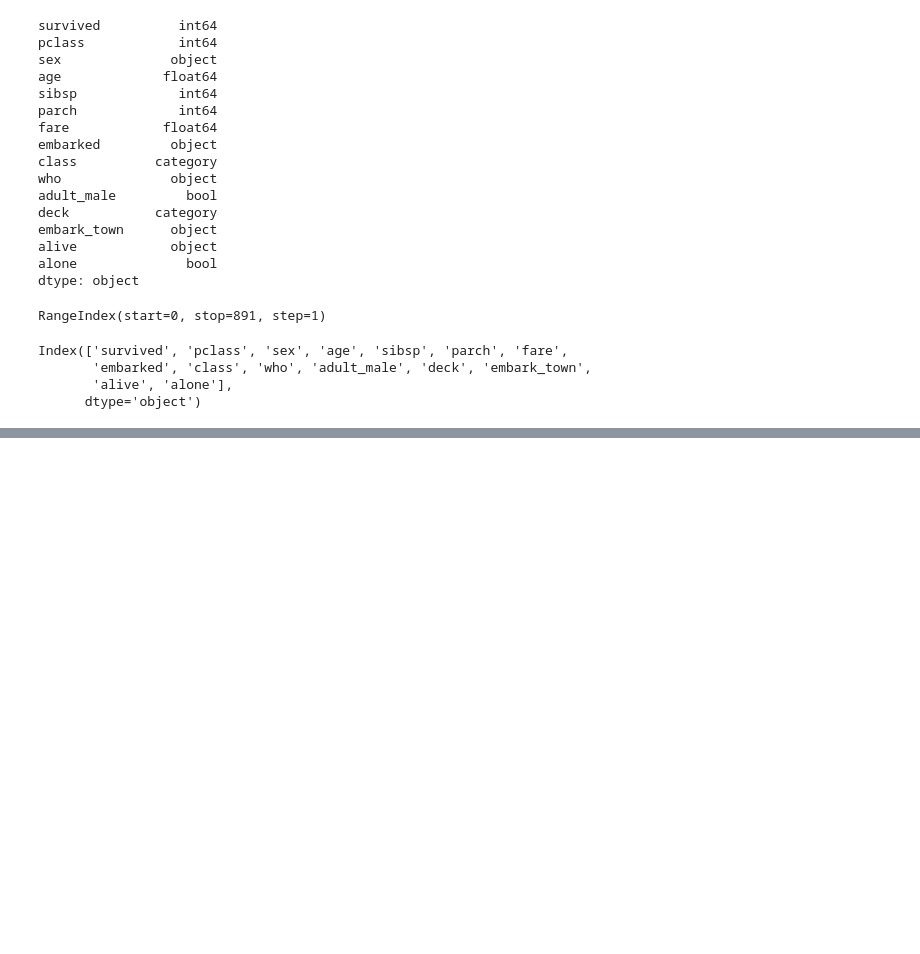
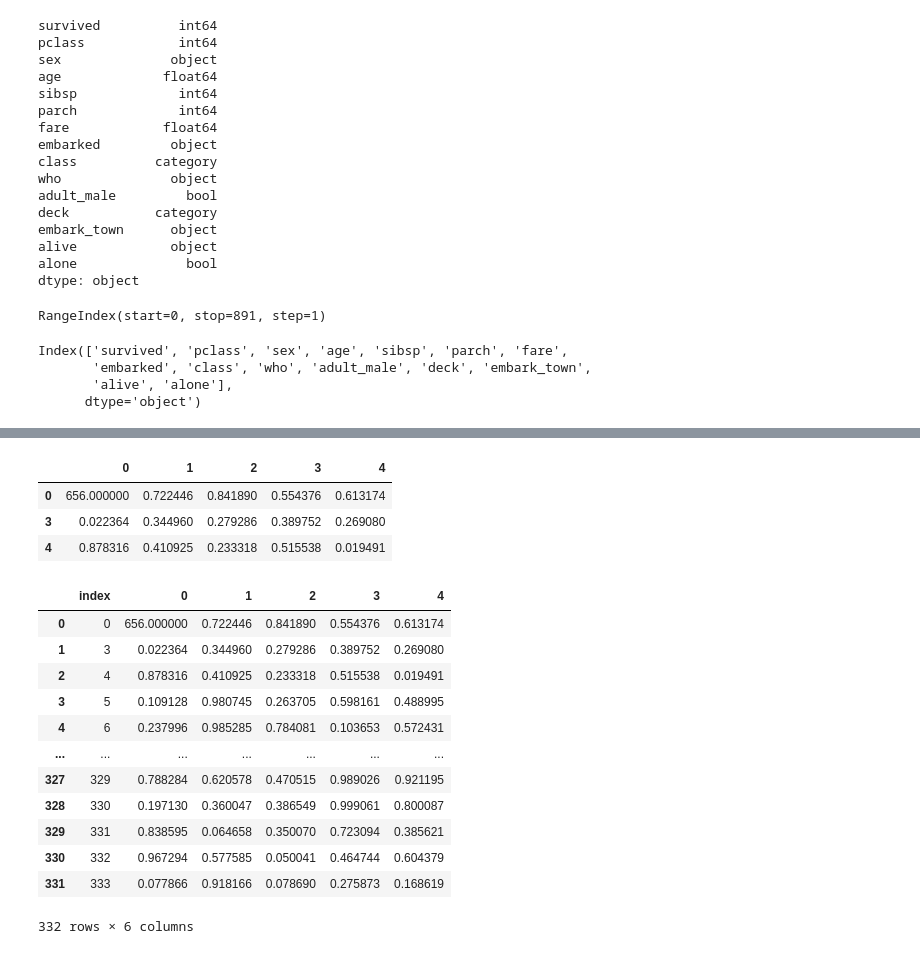
Before and after one commit to Sudhanshugupta26/pandas_code, a Jupyter notebook: pandas.ipynb, the cells around one changed output, grey strips where cells are left out. Saved outputs shown, nothing was run; the diff lists cells and outputs as text; code cells hidden in the pictures; blank space fills up the shorter version.

```diff
--- a/pandas.ipynb
+++ b/pandas.ipynb
@@ -376,0 +435,3 @@ newdf.loc[(newdf[1]<0.3) & (newdf[3]<0.3)]
+# %%
+" if 'inplace' is true then the modification is done in real dataframe and not in a view."
+newdf.drop([1,2],axis=0,inplace=False)
@@ -376,0 +468,25 @@ newdf.loc[(newdf[1]<0.3) & (newdf[3]<0.3)]
+# %%
+newdf.drop([1,2],axis=0,inplace=True)
+# %%
+newdf.head(3)
+# %% [output]
+|  | 0 | 1 | 2 | 3 | 4 |
+| 0 | 656.000000 | 0.722446 | 0.841890 | 0.554376 | 0.613174 |
+| 3 | 0.022364 | 0.344960 | 0.279286 | 0.389752 | 0.269080 |
+| 4 | 0.878316 | 0.410925 | 0.233318 | 0.515538 | 0.019491 |
+# %%
+newdf.reset_index()
+# %% [output]
+|  | index | 0 | 1 | 2 | 3 | 4 |
+| 0 | 0 | 656.000000 | 0.722446 | 0.841890 | 0.554376 | 0.613174 |
+| 1 | 3 | 0.022364 | 0.344960 | 0.279286 | 0.389752 | 0.269080 |
+| 2 | 4 | 0.878316 | 0.410925 | 0.233318 | 0.515538 | 0.019491 |
+| 3 | 5 | 0.109128 | 0.980745 | 0.263705 | 0.598161 | 0.488995 |
+| 4 | 6 | 0.237996 | 0.985285 | 0.784081 | 0.103653 | 0.572431 |
+| ... | ... | ... | ... | ... | ... | ... |
+| 327 | 329 | 0.788284 | 0.620578 | 0.470515 | 0.989026 | 0.921195 |
+| 328 | 330 | 0.197130 | 0.360047 | 0.386549 | 0.999061 | 0.800087 |
+| 329 | 331 | 0.838595 | 0.064658 | 0.350070 | 0.723094 | 0.385621 |
+| 330 | 332 | 0.967294 | 0.577585 | 0.050041 | 0.464744 | 0.604379 |
+| 331 | 333 | 0.077866 | 0.918166 | 0.078690 | 0.275873 | 0.168619 |
+332 rows × 6 columns
```
Also changed, not shown: parts of 38 cells of this notebook.
